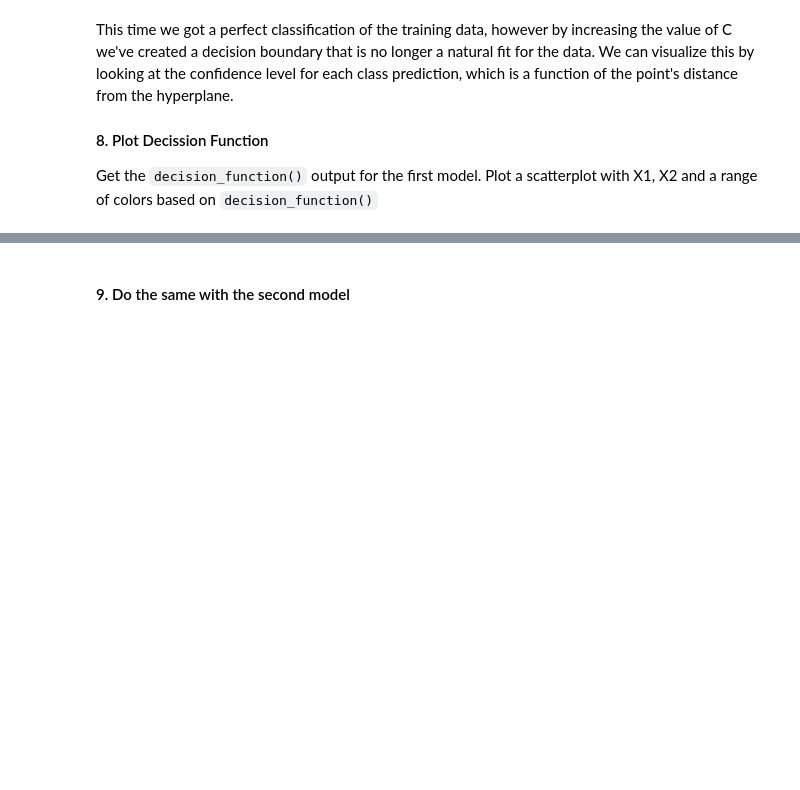
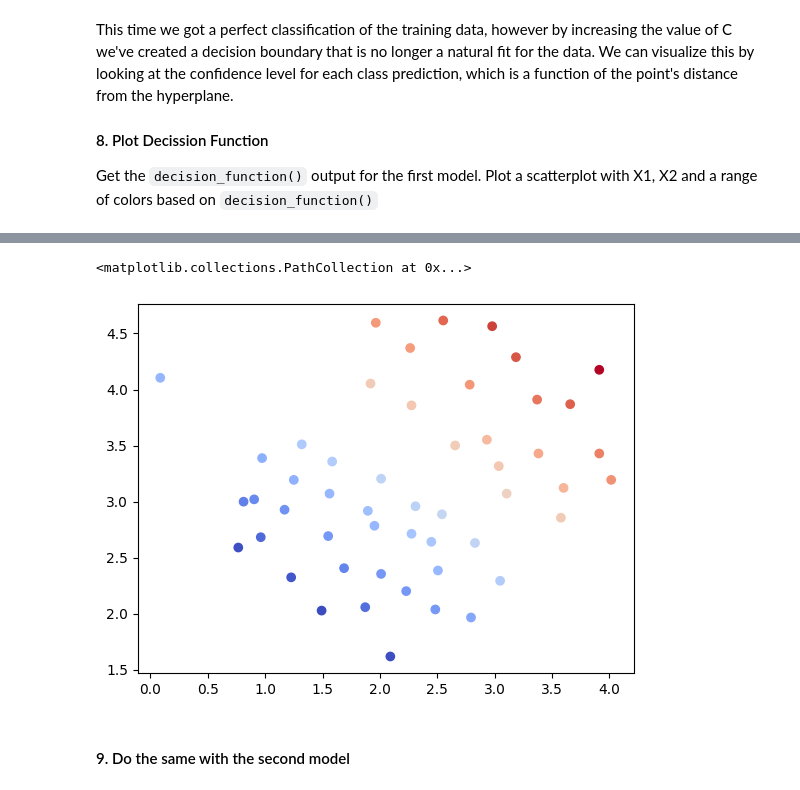
Before and after one commit to MNievas12/2405_dsft_thebridge, a Jupyter notebook: 2_Machine_Learning/1-Supervisado/3-RegorClass/8-SVM/ejercicios/Ejercicios_SVM.ipynb, the cells around one changed output, grey strips where cells are left out. Saved outputs shown, nothing was run; the diff lists cells and outputs as text; code cells hidden in the pictures; blank space fills up the shorter version.

````diff
--- a/2_Machine_Learning/1-Supervisado/3-RegorClass/8-SVM/ejercicios/Ejercicios_SVM.ipynb
+++ b/2_Machine_Learning/1-Supervisado/3-RegorClass/8-SVM/ejercicios/Ejercicios_SVM.ipynb
@@ -22,6 +152,16 @@ Declare a Linear SVC with the hyperparamenters:
 ```Python
 LinearSVC(C=1, loss='hinge', max_iter=10000)
 ```
+# %%
+from sklearn.svm import LinearSVC
+
+svc_1 = LinearSVC(C=1, loss='hinge', max_iter=10000)
 # %% [markdown]
 #### 6. Try the performance (score)
 For the first experiment we'll use C=1 and see how it performs.
+# %%
+X = df[['x1','x2']]
+y = df['y']
+
+svc_1.fit(X, y)
+svc_1.score(X, y)
@@ -29,3 +171,7 @@ For the first experiment we'll use C=1 and see how it performs.
 It appears that it mis-classified the outlier.
 
 #### 7. Increase the value of C until you get a perfect classifier
+# %%
+svc_2 = LinearSVC(C=1000, loss='hinge', max_iter=1000000)
+svc_2.fit(X, y)
+svc_2.score(X, y)
@@ -34,3 +182,6 @@ This time we got a perfect classification of the training data, however by incre
 
 #### 8. Plot Decission Function
 Get the `decision_function()` output for the first model. Plot a scatterplot with X1, X2 and a range of colors based on `decision_function()`
+# %%
+conf_level = svc_1.decision_function(X)
+conf_level
@@ -37,3 +200,8 @@ Get the `decision_function()` output for the first model. Plot a scatterplot wit
+# %%
+plt.scatter(df['x1'], df['x2'], c=conf_level, cmap='coolwarm')
+# %% [output]
+<matplotlib.collections.PathCollection at 0x...>
+[figure, added]
 # %% [markdown]
 #### 9. Do the same with the second model
 # %% [markdown]
````
Also changed, not shown: parts of 37 cells of this notebook.
